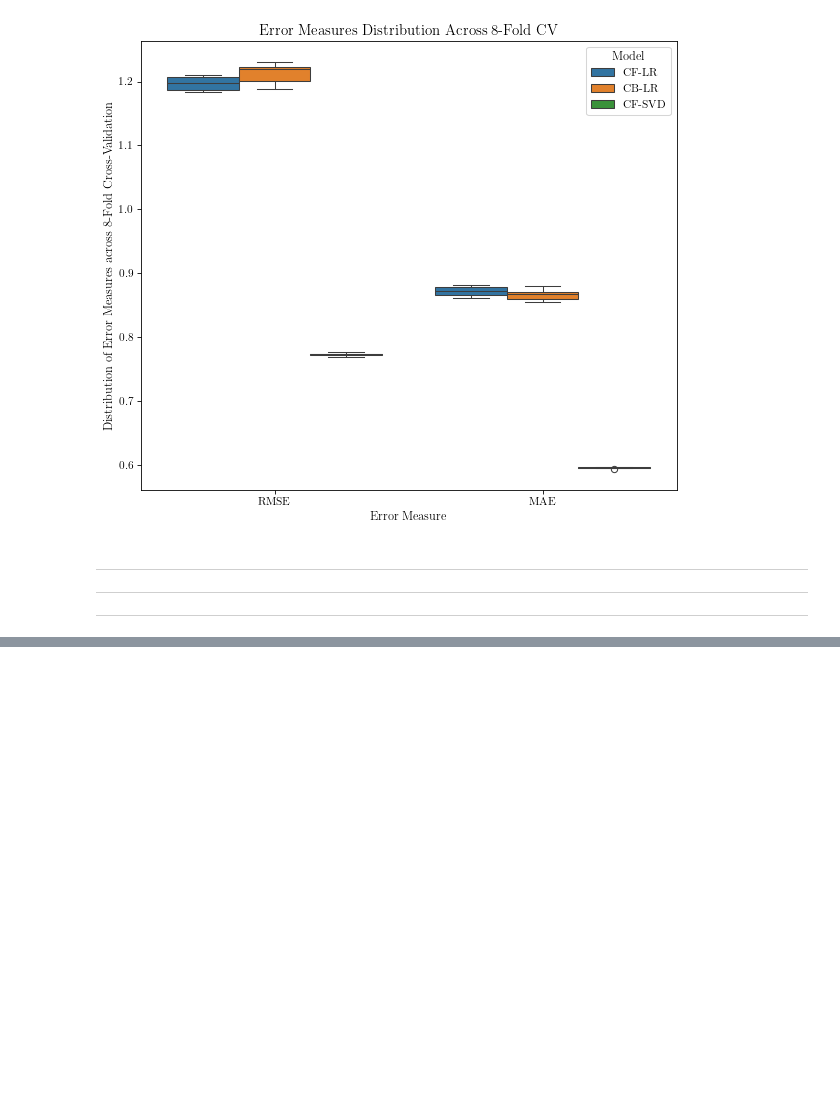
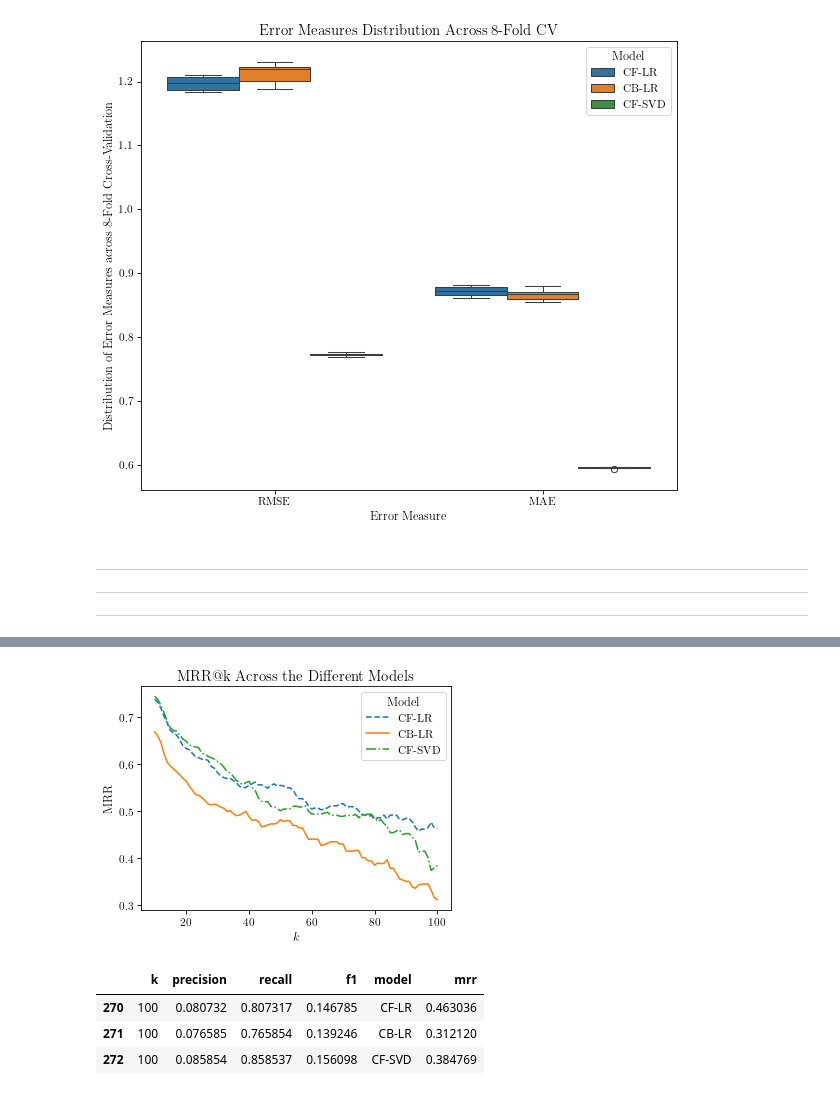
Before and after one commit to jepe06/Project2--Recommender-System, a Jupyter notebook: 04 results.ipynb, the cells around one changed output, grey strips where cells are left out. Drawn from its saved outputs; the diff is of its cells as text; code cells hidden in the pictures; blank space fills up the shorter version.

```diff
--- a/04 results.ipynb
+++ b/04 results.ipynb
@@ -269,0 +499,20 @@ df_train
+# %%
+plt.plot(df[df["model"] == "CF-LR"]["k"], df[df["model"] == "CF-LR"]["mrr"], label="CF-LR", linestyle="--")
+plt.plot(df[df["model"] == "CB-LR"]["k"], df[df["model"] == "CB-LR"]["mrr"], label="CB-LR", linestyle="-")
+plt.plot(df[df["model"] == "CF-SVD"]["k"], df[df["model"] == "CF-SVD"]["mrr"], label="CF-SVD", linestyle="-.")
+plt.legend(title = "Model")
+plt.title("MRR@k Across the Different Models")
+plt.xlabel("$k$")
+plt.ylabel("MRR")
+plt.tight_layout()
+#plt.savefig("assets/results_mrrK.png")
+plt.show()
+# %% [output]
+[figure, added]
+# %%
+df[df["k"] == 100]
+# %% [output]
+|  | k | precision | recall | f1 | model | mrr |
+| 270 | 100 | 0.080732 | 0.807317 | 0.146785 | CF-LR | 0.463036 |
+| 271 | 100 | 0.076585 | 0.765854 | 0.139246 | CB-LR | 0.312120 |
+| 272 | 100 | 0.085854 | 0.858537 | 0.156098 | CF-SVD | 0.384769 |
```
Also changed, not shown: parts of 19 cells of this notebook, 7 other files.
